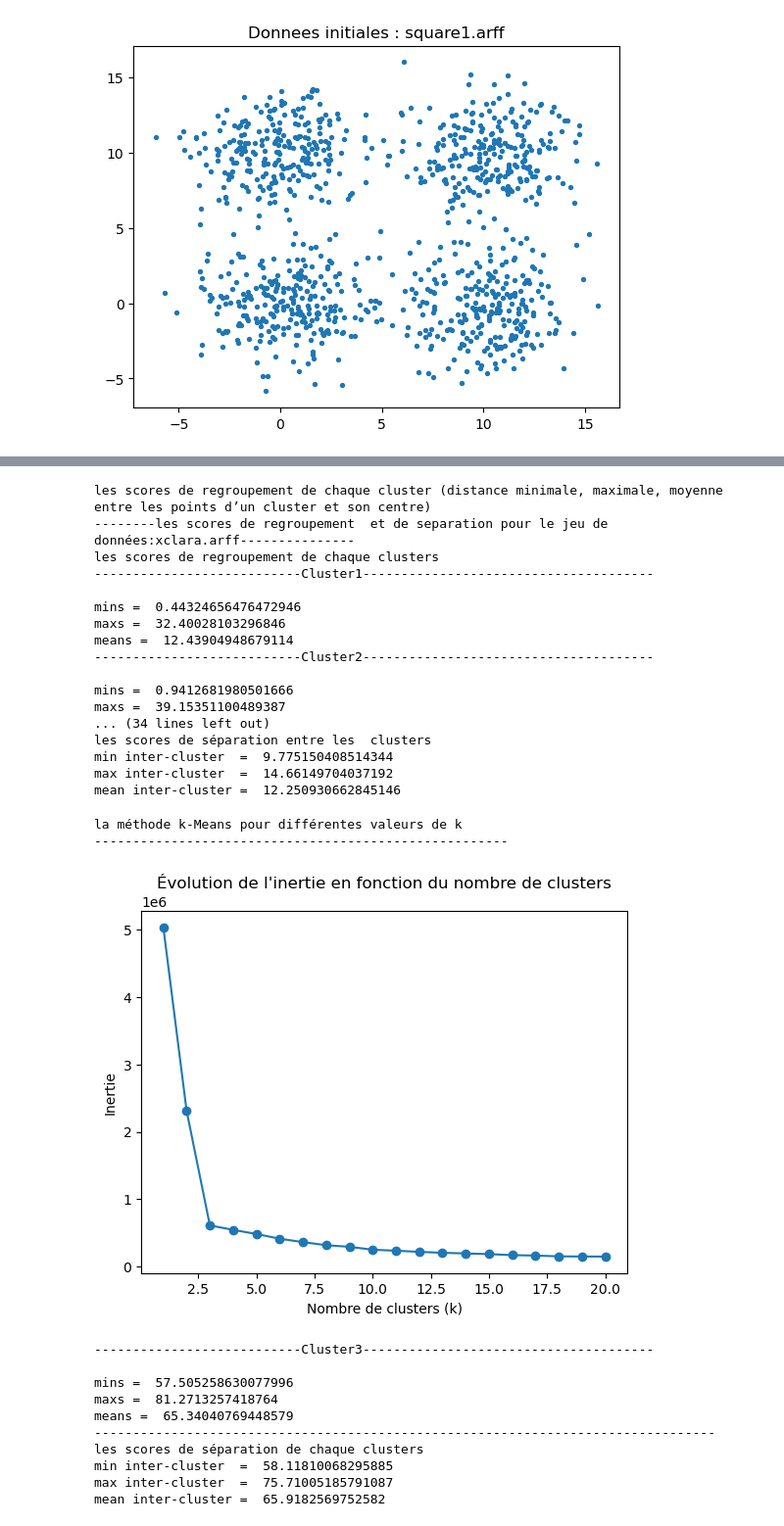
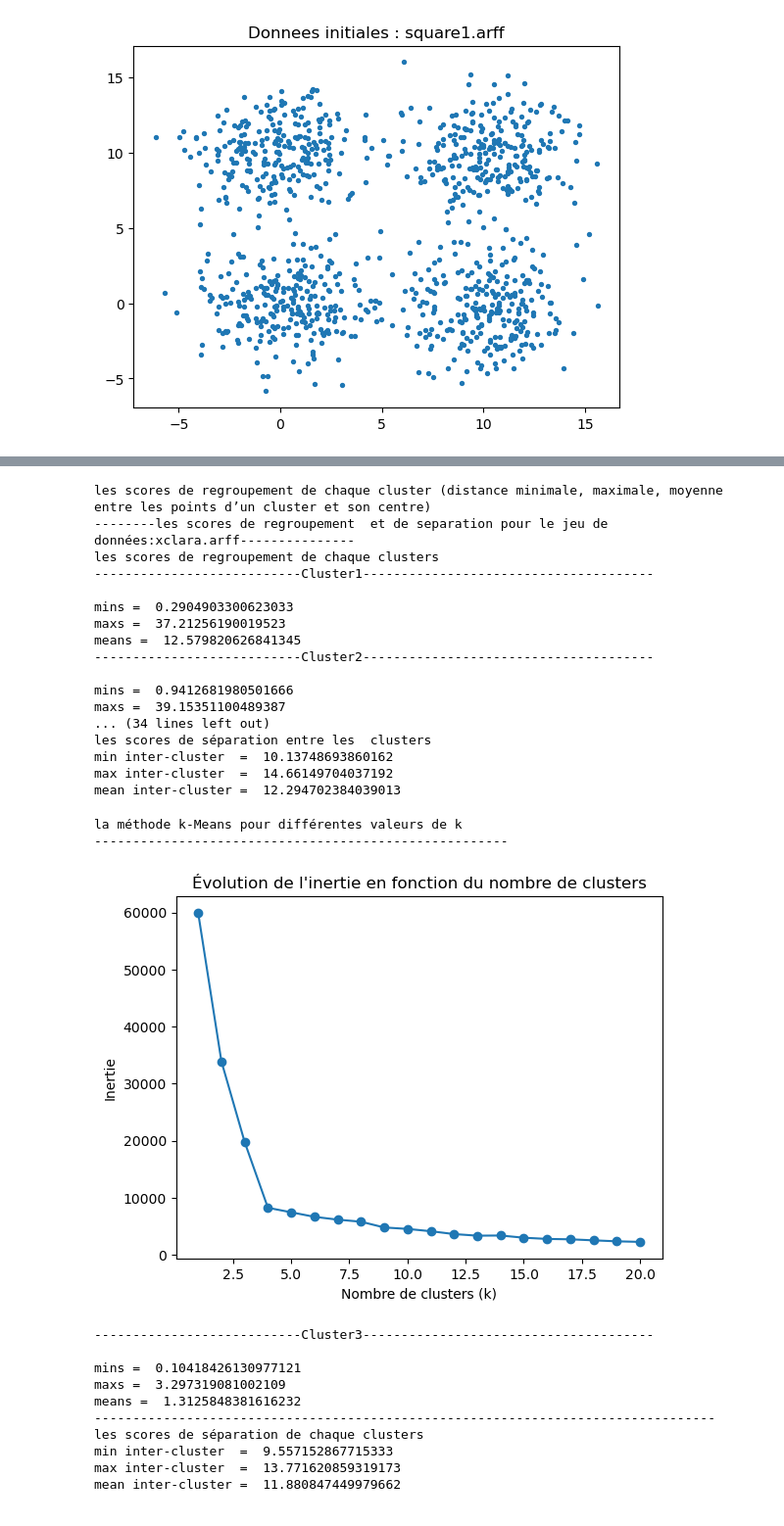
Before and after one commit to leilakhira/Tp-Clustering, a Jupyter notebook: Kmeans.py.ipynb, the cells around one changed output, grey strips where cells are left out. Shown at 98% size. Drawn from its saved outputs; the diff is of its cells as text; code cells hidden in the pictures.

```diff
--- a/Kmeans.py.ipynb
+++ b/Kmeans.py.ipynb
@@ -103,8 +103,11 @@ nb clusters = 4, nb iter = 4 , inertie =  8264.256320458277 , runtime =  343.18
 # %%
 print("les scores de regroupement de chaque cluster (distance minimale, maximale, moyenne entre les points d’un cluster et son centre)")
 from sklearn.metrics.pairwise import euclidean_distances
+
 def cluster_distance(k,dataset,labels,centroids):
-    distance=euclidean_distances(datanp,centroids)
+    cluster_indices=[]
+    distances= []
+    distance=euclidean_distances(dataset,centroids)
     #clusters_points.append(dataset[labels == k])
     cluster_indices=np.where(labels==k)[0]
     distances_for_cluster=distance[cluster_indices,k]
@@ -188,18 +191,18 @@ les scores de regroupement de chaque cluster (distance minimale, maximale, moyen
 les scores de regroupement de chaque clusters
 ---------------------------Cluster1--------------------------------------
 
-mins =  0.44324656476472946
-maxs =  32.40028103296846
-means =  12.43904948679114
+mins =  0.2904903300623033
+maxs =  37.21256190019523
+means =  12.579820626841345
 ---------------------------Cluster2--------------------------------------
 
 mins =  0.9412681980501666
 maxs =  39.15351100489387
 ... (34 lines left out)
 les scores de séparation entre les  clusters
-min inter-cluster  =  9.775150408514344
+min inter-cluster  =  10.13748693860162
 max inter-cluster  =  14.66149704037192
-mean inter-cluster =  12.250930662845146
+mean inter-cluster =  12.294702384039013
 # %%
 #################################### Question : 2.2 ######################################################
 # Run clustering method for a given number of clusters
@@ -207,44 +210,46 @@ print("la méthode k-Means pour différentes valeurs de k")
 print("------------------------------------------------------")
 tps1 = time.time()
 k=[1,2,3,4,5,6,7,8,9,10,11,12,13,14,15,16,17,18,19,20]
 inerties= []
 for i in k:
     model = cluster.KMeans(n_clusters=i, init='k-means++', n_init=1)
     model.fit(datanp)
     tps2 = time.time()
     labels = model.labels_
     # informations sur le clustering obtenu
     inertie = model.inertia_
     inerties.append(inertie)
+    centroids = model.cluster_centers_
+
 
 plt.plot(k,inerties, marker='o')
 plt.xlabel('Nombre de clusters (k)')
 plt.ylabel('Inertie')
 plt.title('Évolution de l\'inertie en fonction du nombre de clusters')
 plt.show()
 #Une bonne solution de clustering pour le dataset 'xclara.arff' est 3 parce que à partir le nombre de cluster égale à 3, on voit la courbe décroit lentement.
 #regroupement
 cluster_distance(2,datanp,labels,centroids)
 print("---------------------------------------------------------------------------------")
 print("les scores de séparation de chaque clusters")
 #séparation
 print("min inter-cluster  = ",dist_min_inter_cluster(3, centroids))
 print("max inter-cluster  = ",dist_max_inter_cluster(3, centroids))
 print("mean inter-cluster = ",dist_mean_inter_cluster(3, centroids))
 # %% [output]
 la méthode k-Means pour différentes valeurs de k
 ------------------------------------------------------
-[figure, old version]
+[figure, new version]
 ---------------------------Cluster3--------------------------------------
 
-mins =  57.505258630077996
-maxs =  81.2713257418764
-means =  65.34040769448579
+mins =  0.10418426130977121
+maxs =  3.297319081002109
+means =  1.3125848381616232
 ---------------------------------------------------------------------------------
 les scores de séparation de chaque clusters
-min inter-cluster  =  58.11810068295885
-max inter-cluster  =  75.71005185791087
-mean inter-cluster =  65.9182569752582
+min inter-cluster  =  9.557152867715333
+max inter-cluster  =  13.771620859319173
+mean inter-cluster =  11.880847449979662
 # %%
 #################################### Question : 2.3 ######################################################
 from sklearn.metrics import silhouette_score
```
Also changed, not shown: parts of 4 cells of this notebook.
